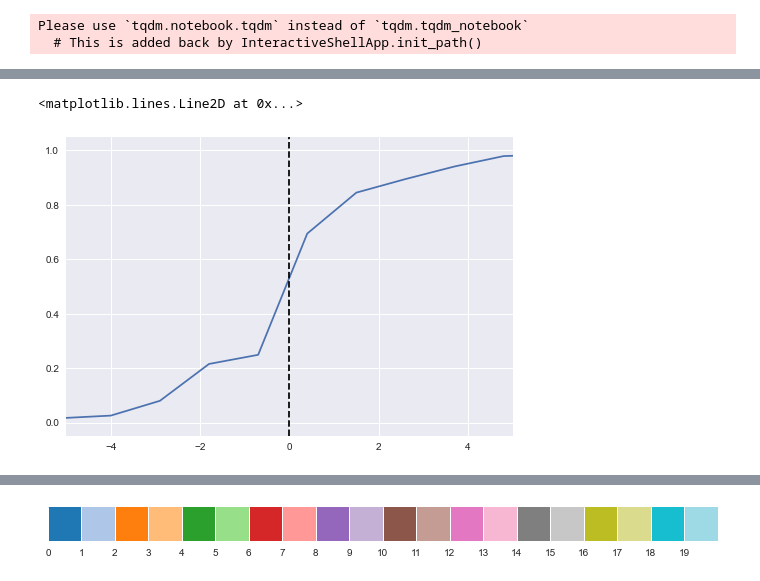
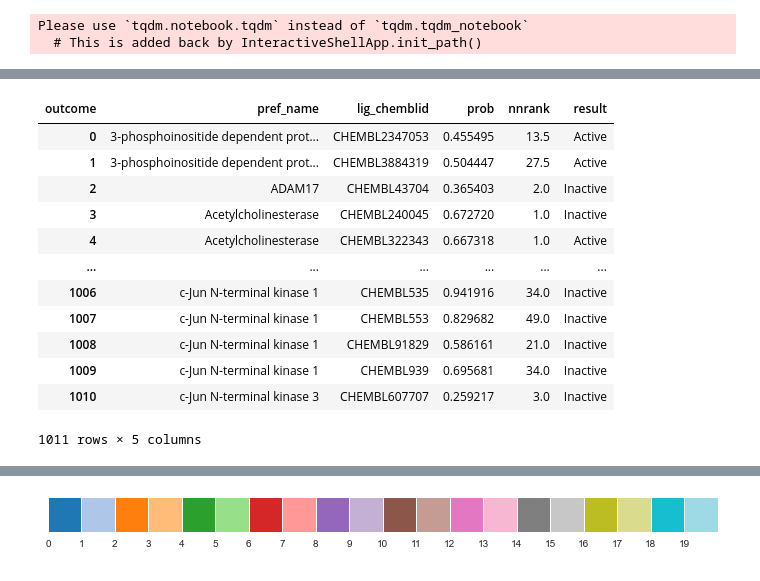
Before and after one commit to ljmartin/molrec, a Jupyter notebook: 4_pubchem_validation/analysis.ipynb, the cells around one changed output, grey strips where cells are left out. Drawn from its saved outputs; the diff is of its cells as text; code cells hidden in the pictures.

```diff
--- a/4_pubchem_validation/analysis.ipynb
+++ b/4_pubchem_validation/analysis.ipynb
@@ -115,7 +85,27 @@ n,x = np.histogram((piv['Active'] - piv['Inactive']).values, bins=100)
-# %%
-plt.plot(x[:-1], np.cumsum(n) / sum(n))
-plt.xlim(-5,5)
-plt.axvline(0, c='k', linestyle='--')
-# %% [output]
-<matplotlib.lines.Line2D at 0x...>
-[figure, removed]
+# %%
+#aggregate the multiple assays for each protein-ligand pair into an 'active', 'inactive', or 'equal' record.
+
+piv = df.pivot_table(index=['pref_name','lig_chemblid', 'prob', 'nnrank'],
+               columns='outcome',
+               aggfunc='size',
+               fill_value=0)
+res = piv.reset_index()
+res['result'] = np.sign(res['Active'] - res['Inactive'])
+res['result'] = res['result'].apply(lambda x: {-1:'Inactive', 0:'Both', 1:'Active'}[x])
+result = res.drop('Active', axis=1).drop('Inactive', axis=1)
+result.reset_index(drop=True, inplace=True)#.head()
+result
+# %% [output]
+| outcome | pref_name | lig_chemblid | prob | nnrank | result |
+| 0 | 3-phosphoinositide dependent prot... | CHEMBL2347053 | 0.455495 | 13.5 | Active |
+| 1 | 3-phosphoinositide dependent prot... | CHEMBL3884319 | 0.504447 | 27.5 | Active |
+| 2 | ADAM17 | CHEMBL43704 | 0.365403 | 2.0 | Inactive |
+| 3 | Acetylcholinesterase | CHEMBL240045 | 0.672720 | 1.0 | Inactive |
+| 4 | Acetylcholinesterase | CHEMBL322343 | 0.667318 | 1.0 | Active |
+| ... | ... | ... | ... | ... | ... |
+| 1006 | c-Jun N-terminal kinase 1 | CHEMBL535 | 0.941916 | 34.0 | Inactive |
+| 1007 | c-Jun N-terminal kinase 1 | CHEMBL553 | 0.829682 | 49.0 | Inactive |
+| 1008 | c-Jun N-terminal kinase 1 | CHEMBL91829 | 0.586161 | 21.0 | Inactive |
+| 1009 | c-Jun N-terminal kinase 1 | CHEMBL939 | 0.695681 | 34.0 | Inactive |
+| 1010 | c-Jun N-terminal kinase 3 | CHEMBL607707 | 0.259217 | 3.0 | Inactive |
+1011 rows × 5 columns
```
Also changed, not shown: parts of 35 cells of this notebook, 9 other files.
